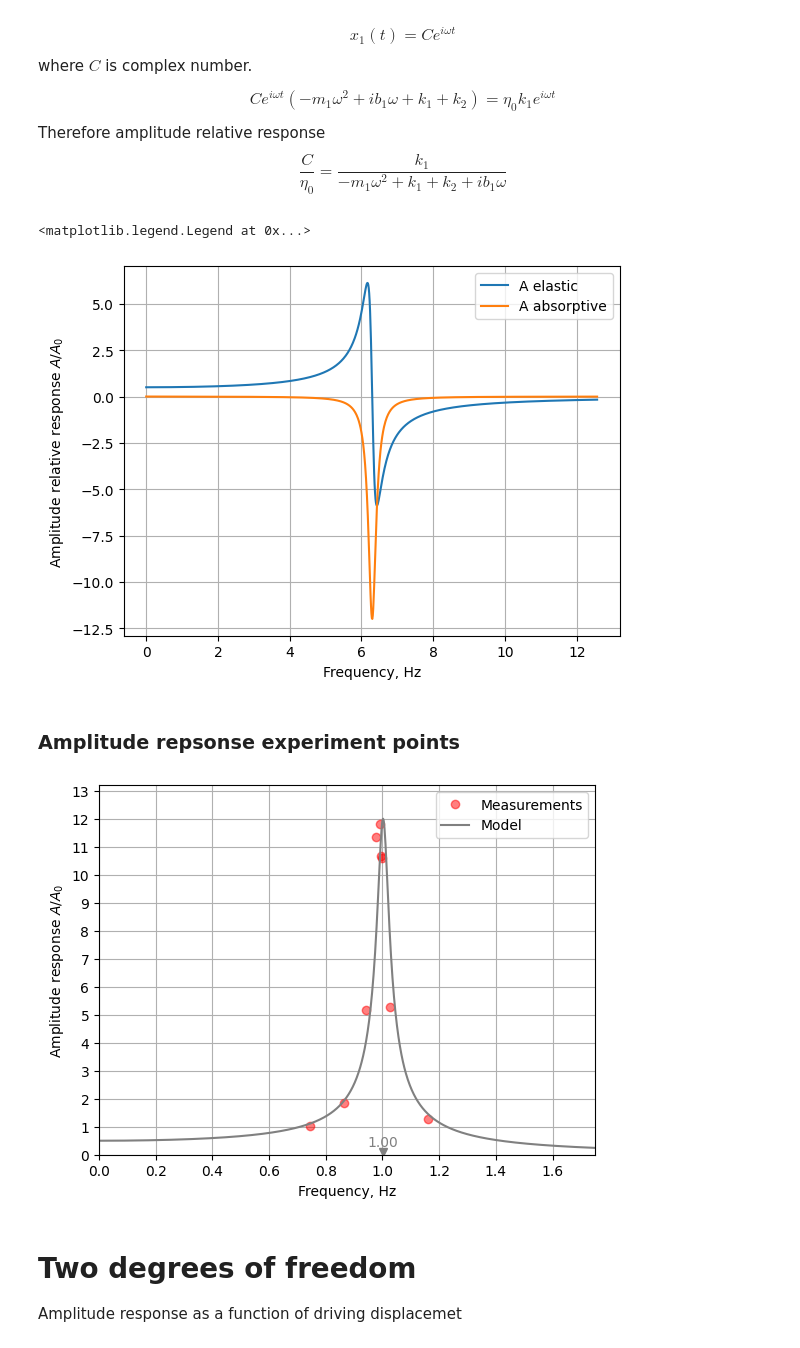
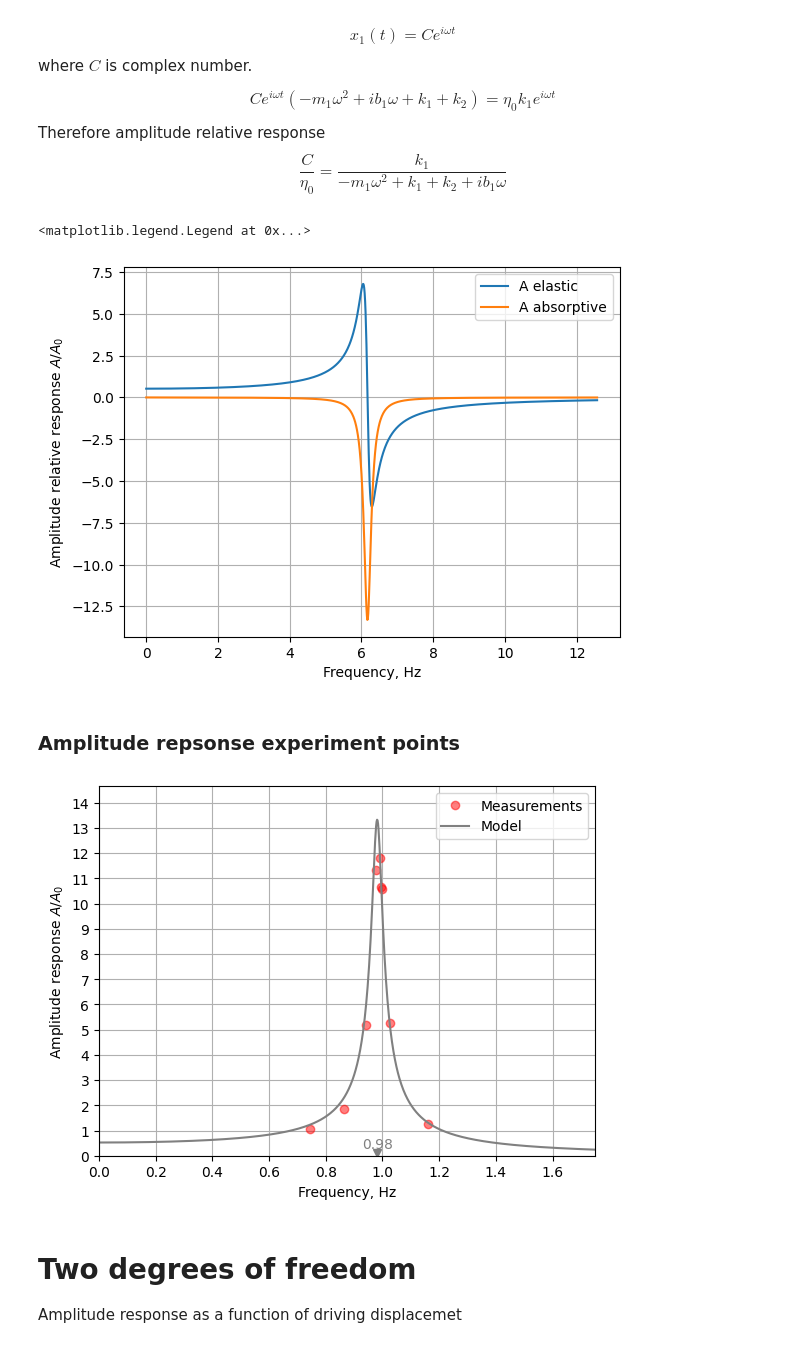
Before and after one commit to evgeny-kolonsky/Lab3_Coupled_Oscillator, a Jupyter notebook: Lab3_Oscillator_Experiment.ipynb, the cells around one changed output. Drawn from its saved outputs; the diff is of its cells as text; code cells hidden in the pictures.

```diff
--- a/Lab3_Oscillator_Experiment.ipynb
+++ b/Lab3_Oscillator_Experiment.ipynb
@@ -29 +30,6 @@ from scipy.stats import linregress
+# %%
+# place here your repository raw data path
+PATH = 'https://raw.githubusercontent.com/tphlabs/nitunim/main/Lab3_CO/2023.11.26/'
+# lambda-function concatenating PATH and filename
+URL = lambda name: f'{PATH}{name}'
 # %%
@@ -104,20 +114,25 @@ def get_quality(t, harmonic_signal, show=False):
+# %%
+PATH = 'https://raw.githubusercontent.com/tphlabs/nitunim/main/Lab3_CO/2023.11.26/1dof/'
+url = URL('config.ini')
+config = configparser.ConfigParser()
+config.read_file(io.StringIO(urlopen(url).read().decode()))
 # %%
 # Springs
 l = 97.95e-3 # m, spring strain
 g = 9.8 # m/s^2
 
 # left spring (adjacent to driver)
-weight1 = 44.8e-3 #
+weight1 = config.getfloat('SPRINGS', 'weight1')
 k1 = weight1 * g /l
-mk1 = 17e-3 # kg
+mk1 = config.getfloat('SPRINGS', 'mk1')
 
 # right spring
-weight2 = 44.8e-3 #
+weight2 = config.getfloat('SPRINGS', 'weight2')
 k2 = weight2 * g /l
-mk2 = 17e-3 # kg
+mk2 = config.getfloat('SPRINGS', 'mk2')
 
 # Carts
-m1 = 208.9e-3 #kg
+m1 = config.getfloat('CARTS', 'm1')
 
 #Effective mass
 m1_eff = m1 + (mk1 + mk2)/2
@@ -131,9 +146,12 @@ pi2 = 2 * np.pi
 freq_theor = omega0 /pi2
 
 # Quality factors (found by observation of free dumped oscillations)
-Q1 = 24
+name = config['QUALITY']['Decay1']
+t, x = get_signal(URL(name), show=False)
+Q1 = get_quality(t, x, show=False)
 b1 = np.sqrt(k_eff * m1_eff) / Q1
 
-print(f'Estimated natural frequency {freq_theor:.1f} Hz')
-print(f'Corresponding period {1/freq_theor:.3f} s')
+print(f'Quality factor {Q1:.1f}')
+print(f'Estimated natural frequency f {freq_theor:.1f} Hz')
+print(f'T = 1/f: {1/freq_theor:.3f} s')
 # %% [output]
@@ -142,7 +161,7 @@ Corresponding period 0.997 s
 # %% [markdown]
 ### Free dumped oscillations observed
 # %%
-url='https://raw.githubusercontent.com/evgeny-kolonsky/Lab3_Coupled_Oscillator/main/2611/free_4.txt'
+url = URL('free_4.txt')
 t, x = get_signal(url, show=False)
 get_quality(t, x, show=False)
 # %% [output]
@@ -177,7 +196,7 @@ plt.grid()
 plt.legend()
 # %% [output]
 <matplotlib.legend.Legend at 0x...>
-[figure, old version]
+[figure, new version]
 # %% [markdown]
 ### Amplitude repsonse experiment points
 # %%
@@ -185,7 +204,7 @@ names = [400, 460, 480, 500, 508, 510, 512, 530, 590]
 fw = np.array([])
 c = np.array([])
 for name in names:
-  url = f'https://raw.githubusercontent.com/evgeny-kolonsky/Lab3_Coupled_Oscillator/main/2611/r_{name}.txt'
+  url = URL(f'r_{name}.txt')
   t, x1, x2 = get_signal(url, show=False)
   # get driver frequency
   fw = np.append(fw, get_frequency(t, x1)[0])
@@ -196,34 +215,34 @@ for name in names:
   _, amps = get_peaks(t, x2)
   c = np.append(c, np.mean(amps)/eta)
 
   #print(f'{name}, {fw[-1]:.2f} Hz, {c[-1]:.1f}')
 
 idx = np.argsort(fw) # sorting
 plt.plot(fw[idx], c[idx],  alpha=0.5, linestyle=' ', marker='o', c='red', label='Measurements')
 
 
 #for ind in idx:
 #  plt.annotate(names[ind], xy=(fw[ind], c[ind]), color='gray')
 plt.grid()
 plt.xlabel('Frequency, Hz')
 plt.ylabel(f'Amplitude response $A/A_0$')
 
 # theory
 freqs =np.linspace(0.,1.75, 1000)
 c = np.abs(C(freqs*pi2, k_eff, m1_eff, b1, k1))
 plt.plot(freqs, c,  c='gray', label='Model')
 
 plt.plot(freq_theor, 0.1, color='gray', marker="v")
 plt.annotate(f'{freq_theor:.2f}', xy=(freq_theor, 0.3),  color='gray', ha='center')
 
 plt.legend()
 plt.ylim(0, np.max(c)*1.1)
 plt.yticks(np.arange(0, np.max(c)*1.1))
 plt.xlim(0, 1.75 )
 
 plt.legend();
 # %% [output]
-[figure, old version]
+[figure, new version]
 # %% [markdown]
 # Two degrees of freedom
 
```
Also changed, not shown: parts of 12 cells of this notebook.
